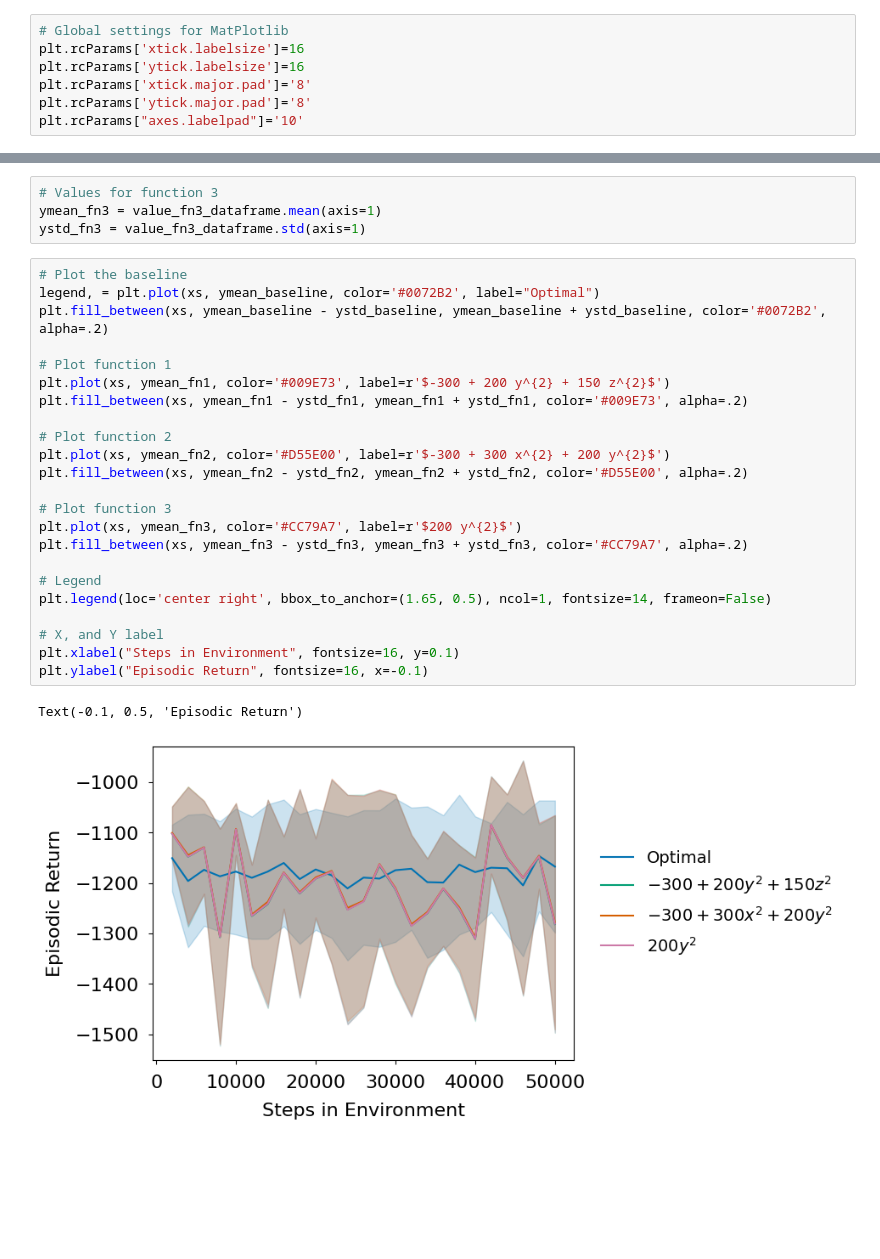
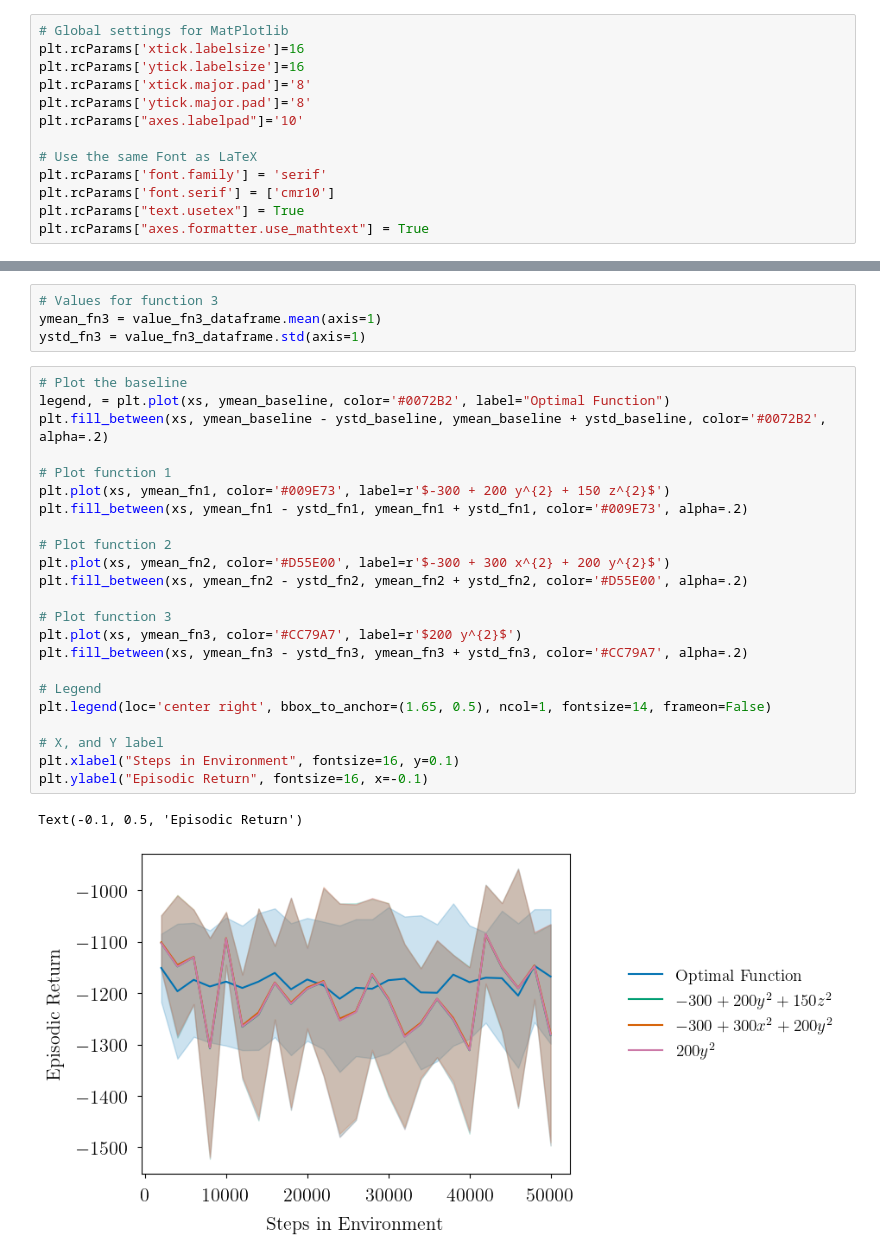
Before and after one commit to ludgerpaehler/KoopmanRLBenchmarking, a Jupyter notebook: evaluations/interpretability.ipynb, the cells around one changed output, grey strips where cells are left out. Cells and saved outputs as stored; diff of their text form; blank space fills up the shorter version.

```diff
--- a/evaluations/interpretability.ipynb
+++ b/evaluations/interpretability.ipynb
@@ -21,6 +12,12 @@ plt.rcParams['ytick.labelsize']=16
 plt.rcParams['xtick.major.pad']='8'
 plt.rcParams['ytick.major.pad']='8'
 plt.rcParams["axes.labelpad"]='10'
+
+# Use the same Font as LaTeX
+plt.rcParams['font.family'] = 'serif'
+plt.rcParams['font.serif'] = ['cmr10']
+plt.rcParams["text.usetex"] = True
+plt.rcParams["axes.formatter.use_mathtext"] = True
 # %% [markdown]
 Setting the path to the individual parquet files to load from for the Pandas data frames
 # %%
@@ -89,27 +86,27 @@ ymean_fn3 = value_fn3_dataframe.mean(axis=1)
 ystd_fn3 = value_fn3_dataframe.std(axis=1)
 # %%
 # Plot the baseline
-legend, = plt.plot(xs, ymean_baseline, color='#0072B2', label="Optimal")
+legend, = plt.plot(xs, ymean_baseline, color='#0072B2', label="Optimal Function")
 plt.fill_between(xs, ymean_baseline - ystd_baseline, ymean_baseline + ystd_baseline, color='#0072B2', alpha=.2)
 
 # Plot function 1
 plt.plot(xs, ymean_fn1, color='#009E73', label=r'$-300 + 200 y^{2} + 150 z^{2}$')
 plt.fill_between(xs, ymean_fn1 - ystd_fn1, ymean_fn1 + ystd_fn1, color='#009E73', alpha=.2)
 
 # Plot function 2
 plt.plot(xs, ymean_fn2, color='#D55E00', label=r'$-300 + 300 x^{2} + 200 y^{2}$')
 plt.fill_between(xs, ymean_fn2 - ystd_fn2, ymean_fn2 + ystd_fn2, color='#D55E00', alpha=.2)
 
 # Plot function 3
 plt.plot(xs, ymean_fn3, color='#CC79A7', label=r'$200 y^{2}$')
 plt.fill_between(xs, ymean_fn3 - ystd_fn3, ymean_fn3 + ystd_fn3, color='#CC79A7', alpha=.2)
 
 # Legend
 plt.legend(loc='center right', bbox_to_anchor=(1.65, 0.5), ncol=1, fontsize=14, frameon=False)
 
 # X, and Y label
 plt.xlabel("Steps in Environment", fontsize=16, y=0.1)
 plt.ylabel("Episodic Return", fontsize=16, x=-0.1)
 # %% [output]
 Text(-0.1, 0.5, 'Episodic Return')
-[figure, old version]
+[figure, new version]
```
Also changed, not shown: parts of 1 cell of this notebook, 2 other files.
